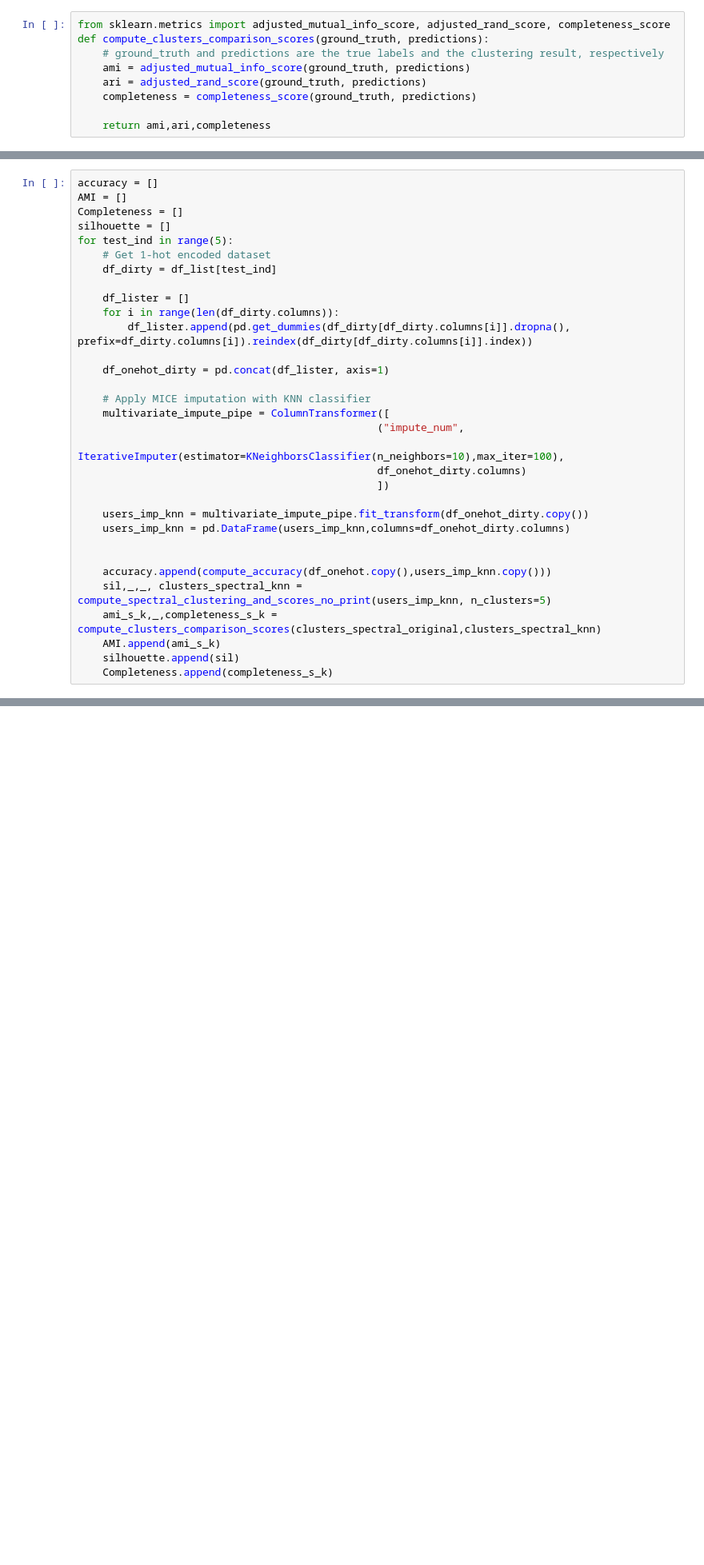
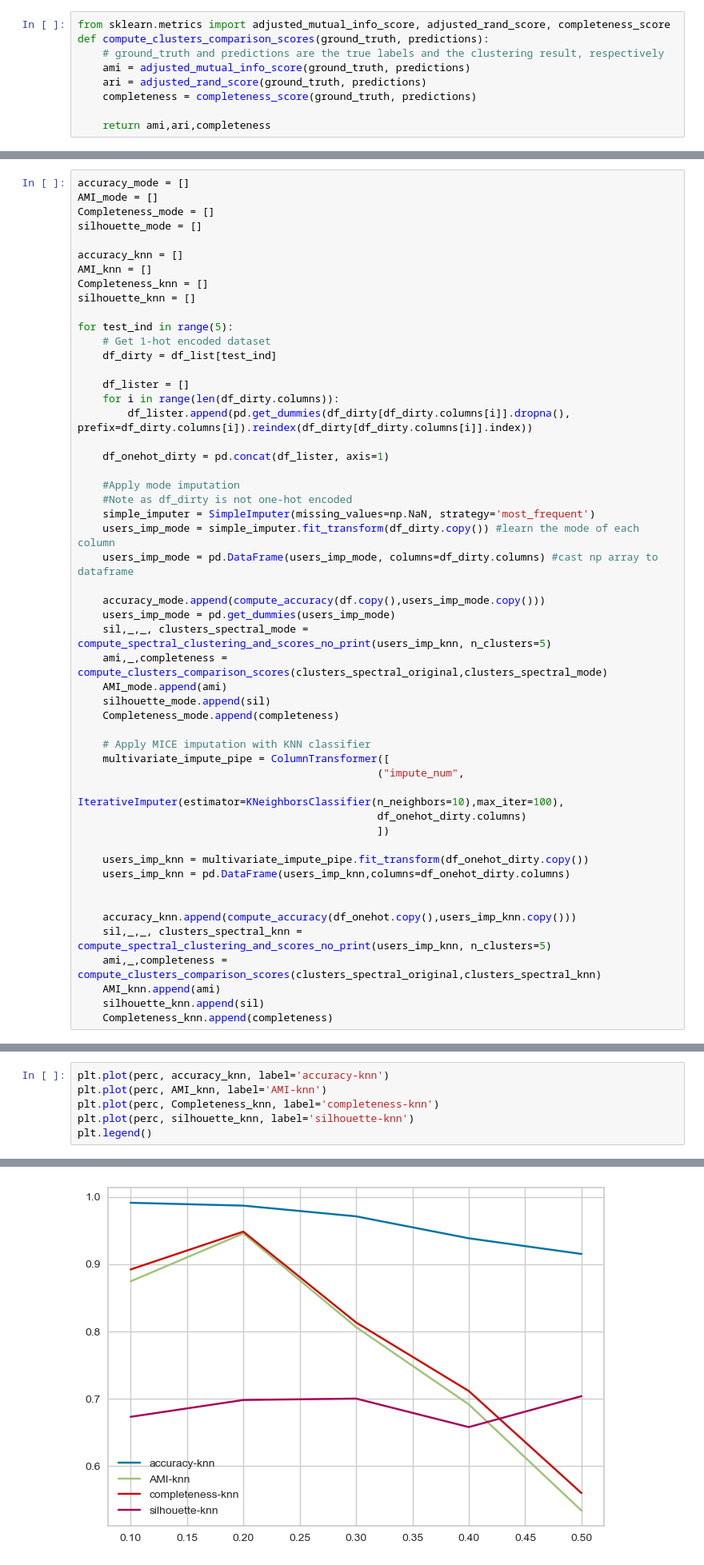
Before and after one commit to TommasoCapacci/DQ_Project_Clustering_2022, a Jupyter notebook: code/users.ipynb, the cells around one changed output, grey strips where cells are left out. Shown at 80% size. Saved outputs shown, nothing was run; the diff lists cells and outputs as text; blank space fills up the shorter version.

```diff
--- a/code/users.ipynb
+++ b/code/users.ipynb
@@ -606,10 +605,16 @@ def compute_spectral_clustering_and_scores_no_print(df, n_clusters=5):
 
     return s,c,d,clusters
 # %%
-accuracy = []
-AMI = []
-Completeness = []
-silhouette = []
+accuracy_mode = []
+AMI_mode = []
+Completeness_mode = []
+silhouette_mode = []
+
+accuracy_knn = []
+AMI_knn = []
+Completeness_knn = []
+silhouette_knn = []
+
 for test_ind in range(5):
     # Get 1-hot encoded dataset
     df_dirty = df_list[test_ind]
@@ -619,6 +624,20 @@ for test_ind in range(5):
         df_lister.append(pd.get_dummies(df_dirty[df_dirty.columns[i]].dropna(), prefix=df_dirty.columns[i]).reindex(df_dirty[df_dirty.columns[i]].index))
 
     df_onehot_dirty = pd.concat(df_lister, axis=1)
+
+    #Apply mode imputation
+    #Note as df_dirty is not one-hot encoded
+    simple_imputer = SimpleImputer(missing_values=np.NaN, strategy='most_frequent')
+    users_imp_mode = simple_imputer.fit_transform(df_dirty.copy()) #learn the mode of each column
+    users_imp_mode = pd.DataFrame(users_imp_mode, columns=df_dirty.columns) #cast np array to dataframe
+
+    accuracy_mode.append(compute_accuracy(df.copy(),users_imp_mode.copy()))
+    users_imp_mode = pd.get_dummies(users_imp_mode)
+    sil,_,_, clusters_spectral_mode = compute_spectral_clustering_and_scores_no_print(users_imp_knn, n_clusters=5)
+    ami,_,completeness = compute_clusters_comparison_scores(clusters_spectral_original,clusters_spectral_mode)
+    AMI_mode.append(ami)
+    silhouette_mode.append(sil)
+    Completeness_mode.append(completeness)
 
     # Apply MICE imputation with KNN classifier
     multivariate_impute_pipe = ColumnTransformer([
@@ -631,10 +650,10 @@ for test_ind in range(5):
     users_imp_knn = pd.DataFrame(users_imp_knn,columns=df_onehot_dirty.columns)
 
 
-    accuracy.append(compute_accuracy(df_onehot.copy(),users_imp_knn.copy()))
+    accuracy_knn.append(compute_accuracy(df_onehot.copy(),users_imp_knn.copy()))
     sil,_,_, clusters_spectral_knn = compute_spectral_clustering_and_scores_no_print(users_imp_knn, n_clusters=5)
-    ami_s_k,_,completeness_s_k = compute_clusters_comparison_scores(clusters_spectral_original,clusters_spectral_knn)
-    AMI.append(ami_s_k)
-    silhouette.append(sil)
-    Completeness.append(completeness_s_k)
+    ami,_,completeness = compute_clusters_comparison_scores(clusters_spectral_original,clusters_spectral_knn)
+    AMI_knn.append(ami)
+    silhouette_knn.append(sil)
+    Completeness_knn.append(completeness)
 # %%
@@ -660,0 +680,7 @@ for acc in accuracy:
+# %%
+plt.plot(perc, accuracy_knn, label='accuracy-knn')
+plt.plot(perc, AMI_knn, label='AMI-knn')
+plt.plot(perc, Completeness_knn, label='completeness-knn')
+plt.plot(perc, silhouette_knn, label='silhouette-knn')
+plt.legend()
+# %% [output]
@@ -660,0 +688 @@ for acc in accuracy:
+[figure, added]
```
Also changed, not shown: parts of 15 cells of this notebook, 1 other file.
